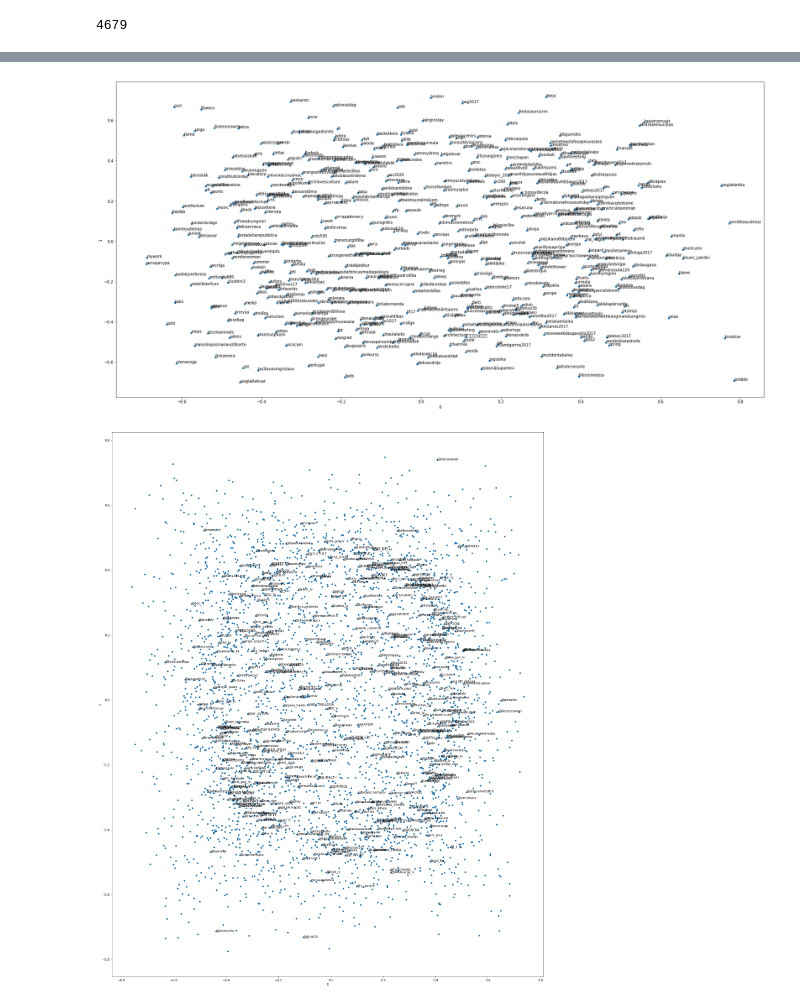
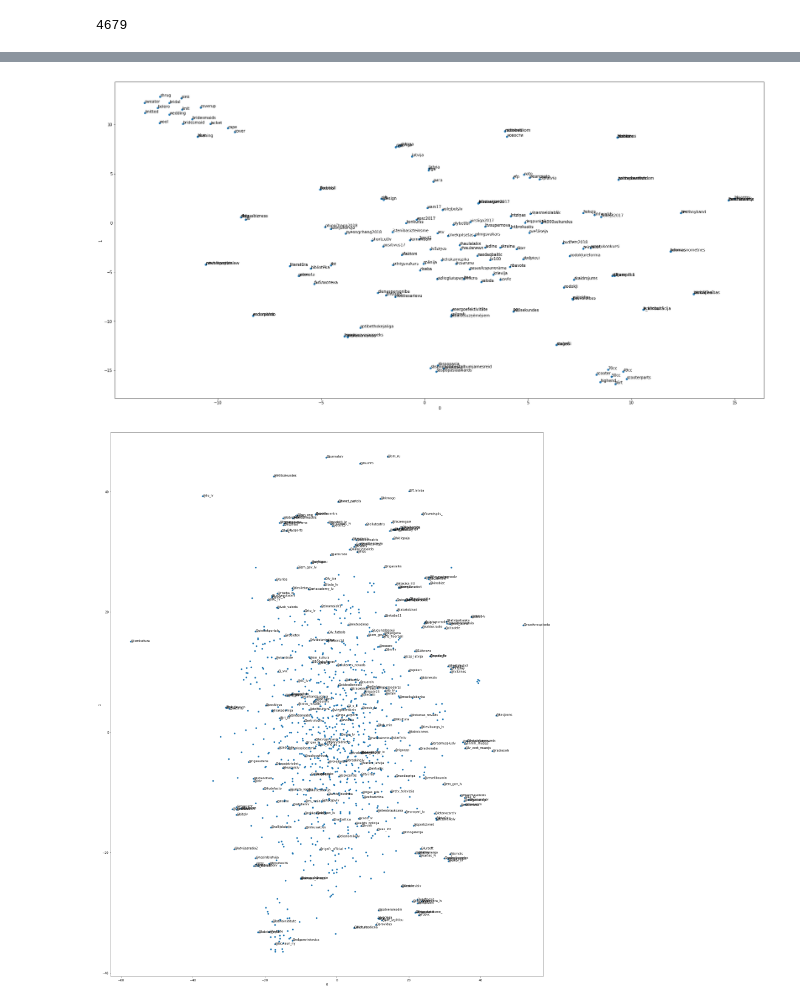
Before and after one commit to dimazest/2018-lv2, a Jupyter notebook: supplement/Sandbox.ipynb, the cells around one changed output, grey strips where cells are left out. Saved outputs shown, nothing was run; the diff lists cells and outputs as text; code cells hidden in the pictures.

```diff
--- a/supplement/Sandbox.ipynb
+++ b/supplement/Sandbox.ipynb
@@ -22,12 +22,13 @@ def read_tweets(f_name):
         csv_reader = csv.reader(f)
         next(csv_reader)
         for line in csv_reader:
-            tweet_id, text, language, screen_names, hashtags = line
+            tweet_id, text, language, screen_names, hashtags, is_retweet = line
             tweet_id = int(tweet_id)
             screen_names = json.loads(screen_names)
             hashtags = json.loads(hashtags)
+            is_retweet = bool(is_retweet)
 
-            yield tweet_id, text, language, screen_names, hashtags
+            yield tweet_id, text, language, screen_names, hashtags, is_retweet
 # %%
 vocabulary = collections.OrderedDict(
     collections.Counter(itertools.chain.from_iterable(r[1] for r in read_tweets('tweet_dump.csv')))
@@ -59,12 +60,14 @@ def index(tweets, features):
             else:
                 collection[key] = vector
 
-    for (tweet_id, text, language, sns, hts) in tweets:
+    for (tweet_id, text, language, sns, hts, is_retweet) in tweets:
         tweet_vector = np.stack(ri.vectorize(text, window_length=3, features=features)).prod(axis=0)
 
-        update(tweet_vector, languages, [language])
+        if not is_retweet:
+            update(tweet_vector, languages, [language])
+            update(tweet_vector, hashtags, hts)
+
         update(tweet_vector, screen_names, sns)
-        update(tweet_vector, hashtags, hts)
 
     def df(collection_counter):
         collection, counter = collection_counter
@@ -74,7 +77,7 @@ def index(tweets, features):
 # %%
 %%time
 languages, screen_names, hashtags = index(
-    itertools.islice(read_tweets('tweet_dump.csv'), 100_000),
+    itertools.islice(read_tweets('tweet_dump.csv'), None),
     features,
 )
 # %% [output]
@@ -97,10 +100,12 @@ Wall time: 1h 8min 20s
 # %%
 def plot(entities, figsize=(20, 10), tracked_only=False):
     mds = manifold.MDS(metric=False, dissimilarity='precomputed', n_jobs=2)
+    mds = manifold.TSNE()
 
     xy = pd.DataFrame(
         mds.fit_transform(
-            pairwise_distances(entities, metric='cosine')
+#             entities,
+            pairwise_distances(entities, metric='cosine'),
         ),
         index=entities.index,
     )
@@ -111,13 +116,16 @@ def plot(entities, figsize=(20, 10), tracked_only=False):
 
     return ax
 # %%
-plot(hashtags[0].loc[[k for  k, _ in hashtags[1].most_common(500)]], figsize=(30, 15));
+plot(hashtags[0].loc[[k for  k, _ in hashtags[1].most_common(150)]], figsize=(30, 15));
 # %% [output]
-[figure, old version]
+[figure, new version]
 # %%
-plot(
-    screen_names[0].loc[[k for  k, _ in screen_names[1].most_common()]], figsize=(8.5 * 3, 11 * 3),
+ax = plot(
+    screen_names[0].loc[[k for  k, _ in screen_names[1].most_common(1000) if not str(k).startswith('@@')]],
+    figsize=(8.5 * 3, 11 * 3),
     tracked_only=True,
-);
+)
+
+ax.figure.savefig('screen_names.pdf')
 # %% [output]
-[figure, old version]
+[figure, new version]
```
Also changed, not shown: parts of 2 cells of this notebook.
